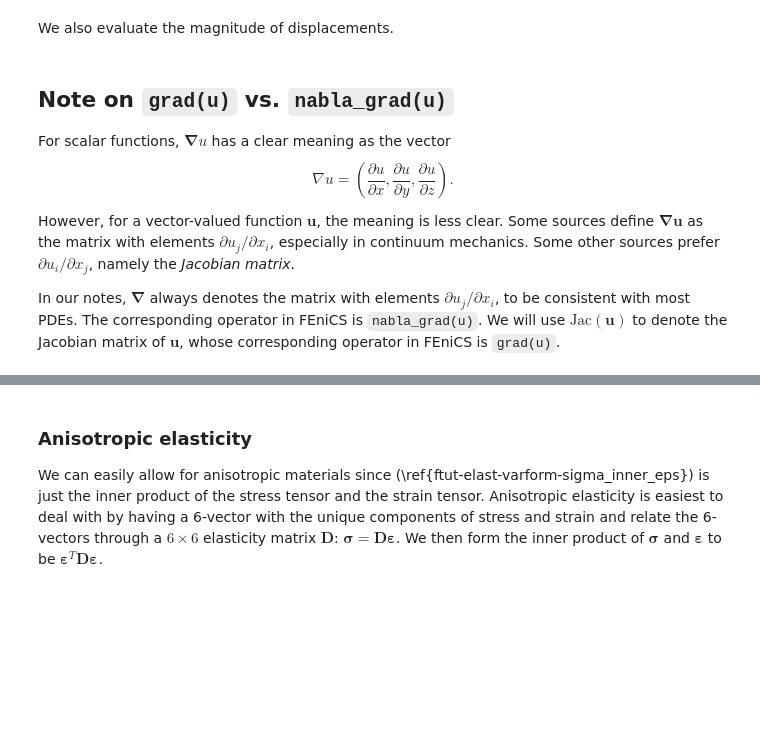
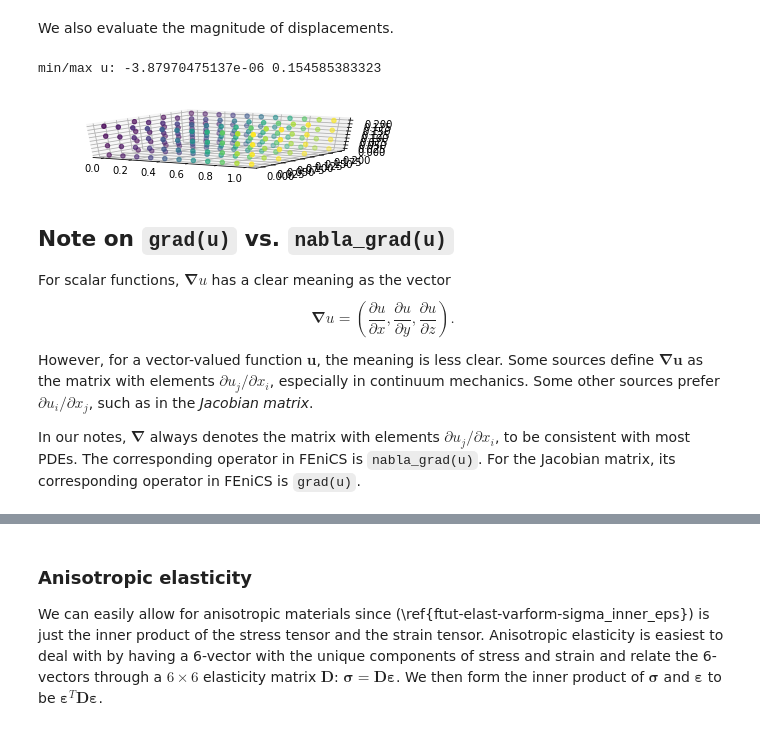
Before and after one commit to unifem/fenics-notes, a Jupyter notebook: notebooks/elasticity.ipynb, the cells around one changed output, grey strips where cells are left out. Saved outputs shown, nothing was run; the diff lists cells and outputs as text; code cells hidden in the pictures; blank space fills up the shorter version.

```diff
--- a/notebooks/elasticity.ipynb
+++ b/notebooks/elasticity.ipynb
@@ -283,29 +289,34 @@ We also evaluate the magnitude of displacements.
 # %%
 # Compute magnitude of displacement
 u_magnitude = sqrt(dot(u, u))
 u_magnitude = project(u_magnitude, V)
 plot(u_magnitude, 'Displacement magnitude')
 print('min/max u:',
       u_magnitude.vector().array().min(),
       u_magnitude.vector().array().max())
+
+vtkfile = File('elasticity/disp_mag.pvd')
+vtkfile << u_magnitude
+# %% [output]
+min/max u: -3.87970475137e-06 0.154585383323
+[figure, added]
 # %% [markdown]
 ## Note on `grad(u)` vs. `nabla_grad(u)`
 
 For scalar functions, $\boldsymbol{\nabla} u$ has a clear meaning as the vector
-$$\nabla u =\left(\frac{\partial u}{\partial x}, \frac{\partial u}{\partial y},
+$$\boldsymbol{\nabla} u =\left(\frac{\partial u}{\partial x}, \frac{\partial u}{\partial y},
 \frac{\partial u}{\partial z}\right).$$
 
 However, for a vector-valued function $\boldsymbol{u}$, the meaning is less clear.
 Some sources define $\boldsymbol{\nabla}\boldsymbol{u}$ as the matrix with elements
 $\partial u_j / \partial x_i$, especially in continuum mechanics.
-Some other sources prefer $\partial u_i / \partial x_j$, namely the
+Some other sources prefer $\partial u_i / \partial x_j$, such as in the
 *Jacobian matrix*.
 
 In our notes, $\boldsymbol{\nabla}$ always denotes the matrix
 with elements $\partial u_j / \partial x_i$, to be consistent with most PDEs.
 The corresponding operator in FEniCS is `nabla_grad(u)`.
-We will use $\mbox{Jac}(\boldsymbol{u})$ to denote the Jacobian matrix of $\boldsymbol{u}$,
-whose corresponding operator in FEniCS is `grad(u)`.
+For the Jacobian matrix, its corresponding operator in FEniCS is `grad(u)`.
 # %% [markdown]
 ## Additional notes on linear elasticity
 
```
Also changed, not shown: parts of 7 cells of this notebook.
